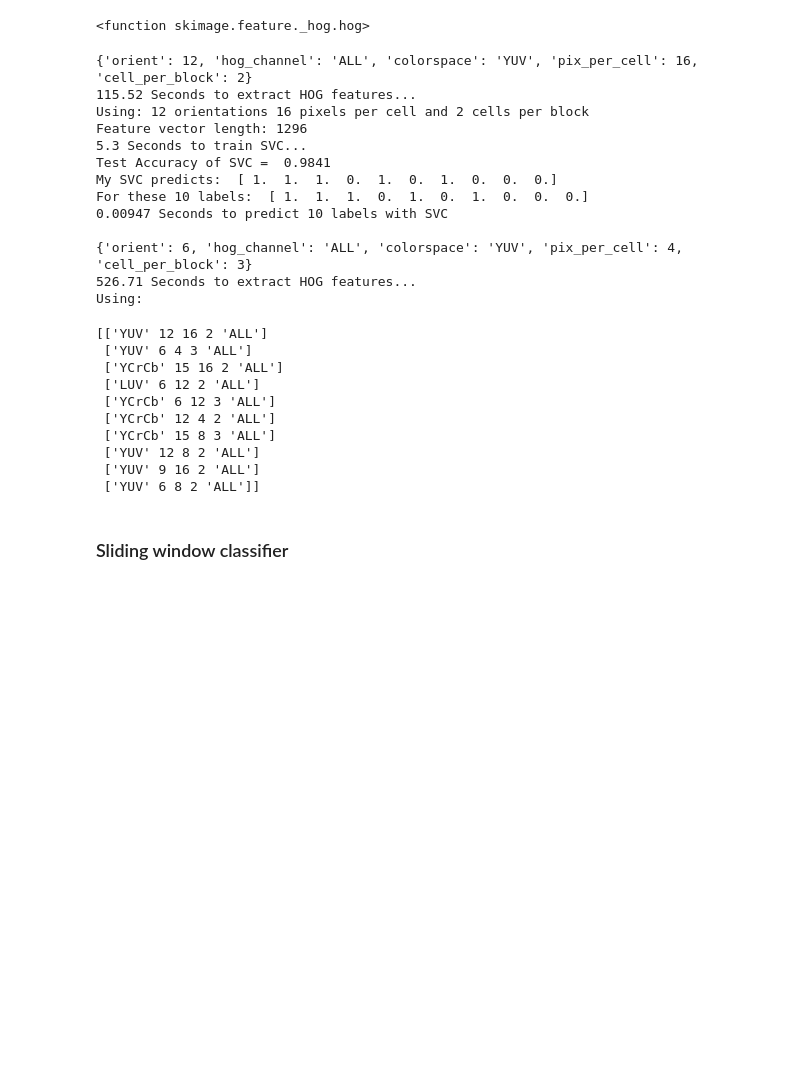
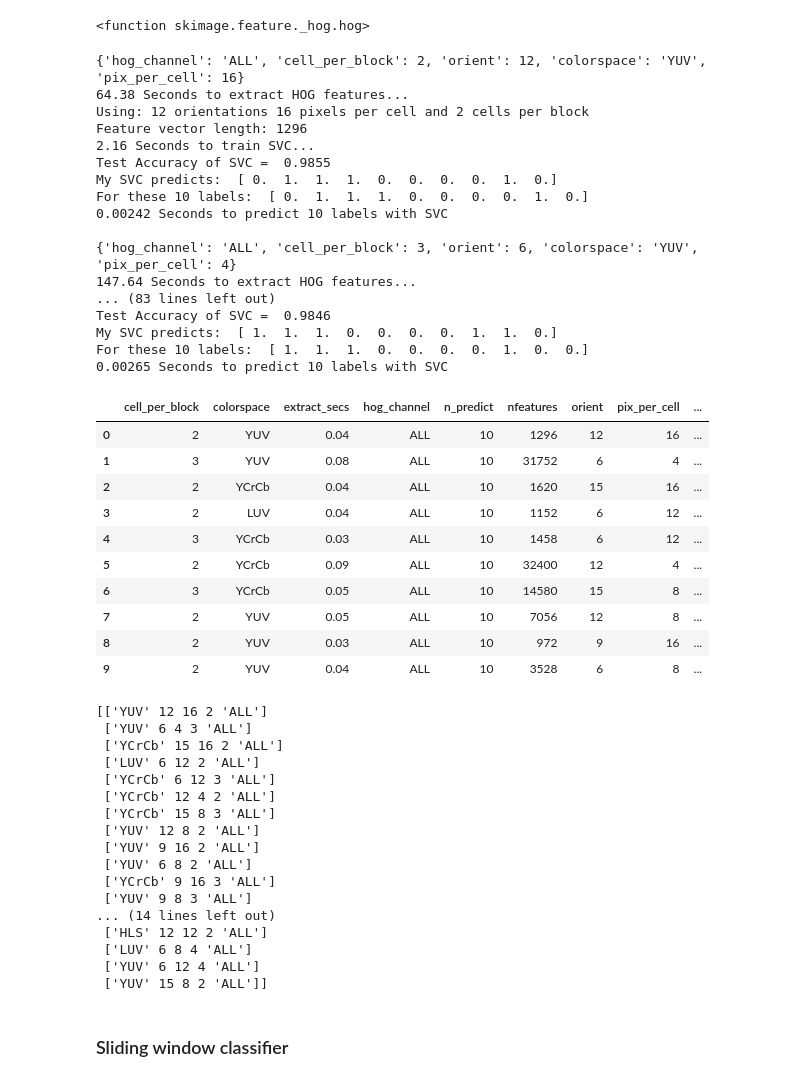
Before and after one commit to johnybang/CarND-Vehicle-Detection, a Jupyter notebook: lessons/Lessons-VehicleDetectionAndTracking.ipynb, the cells around one changed output. Cells and saved outputs as stored; diff of their text form; code cells hidden in the pictures; blank space fills up the shorter version.

```diff
--- a/lessons/Lessons-VehicleDetectionAndTracking.ipynb
+++ b/lessons/Lessons-VehicleDetectionAndTracking.ipynb
@@ -464,7 +395,7 @@ params = itertools.product(colorspace_list, orient_list, pix_per_cell_list,
                            cell_per_block_list, hog_channel_list)
 
 entries = []
-for colorspace, orient, pix_per_cell, cell_per_block, hog_channel in besthogparams:
+for colorspace, orient, pix_per_cell, cell_per_block, hog_channel in besthogparams[:10]:
 
     entry = {'colorspace':colorspace, 'orient':orient, 'pix_per_cell':pix_per_cell,
              'cell_per_block':cell_per_block, 'hog_channel':hog_channel}
@@ -479,6 +410,8 @@ for colorspace, orient, pix_per_cell, cell_per_block, hog_channel in besthogpara
                             hog_channel=hog_channel)
     t2 = time.time()
     print(round(t2-t, 2), 'Seconds to extract HOG features...')
+    n_predict = 10
+    entry['extract_secs'] = round((t2-t)/(len(cars) + len(notcars))*n_predict, 2)
 
     ########## Prepare feature vectors
     # Create an array stack of feature vectors
@@ -510,41 +443,55 @@ for colorspace, orient, pix_per_cell, cell_per_block, hog_channel in besthogpara
     t=time.time()
     svc.fit(X_train_scaled, y_train)
     t2 = time.time()
     print(round(t2-t, 2), 'Seconds to train SVC...')
     entry['train_secs'] = round(t2-t, 2)
 
     ########## Test the classifier
     # Check the score of the SVC
     X_test_scaled = X_scaler.transform(X_test)
     entry['test_accy'] = round(svc.score(X_test_scaled, y_test), 4)
     print('Test Accuracy of SVC = ', entry['test_accy'])
     # Check the prediction time for a single sample
     t=time.time()
-    n_predict = 10
     entry['n_predict'] = n_predict
     print('My SVC predicts: ', svc.predict(X_test_scaled[0:n_predict]))
     print('For these',n_predict, 'labels: ', y_test[0:n_predict])
     t2 = time.time()
     print(round(t2-t, 5), 'Seconds to predict', n_predict,'labels with SVC')
     entry['predict_secs'] = round(t2-t, 5)
     print()
 
     entries.append(entry)
 
 
     hog_classify_df = pd.DataFrame(entries)
 hog_classify_df
 # %% [output]
-{'orient': 12, 'hog_channel': 'ALL', 'colorspace': 'YUV', 'pix_per_cell': 16, 'cell_per_block': 2}
-115.52 Seconds to extract HOG features...
+{'hog_channel': 'ALL', 'cell_per_block': 2, 'orient': 12, 'colorspace': 'YUV', 'pix_per_cell': 16}
+64.38 Seconds to extract HOG features...
 Using: 12 orientations 16 pixels per cell and 2 cells per block
 Feature vector length: 1296
-5.3 Seconds to train SVC...
-Test Accuracy of SVC =  0.9841
-My SVC predicts:  [ 1.  1.  1.  0.  1.  0.  1.  0.  0.  0.]
-For these 10 labels:  [ 1.  1.  1.  0.  1.  0.  1.  0.  0.  0.]
-0.00947 Seconds to predict 10 labels with SVC
+2.16 Seconds to train SVC...
+Test Accuracy of SVC =  0.9855
+My SVC predicts:  [ 0.  1.  1.  1.  0.  0.  0.  0.  1.  0.]
+For these 10 labels:  [ 0.  1.  1.  1.  0.  0.  0.  0.  1.  0.]
+0.00242 Seconds to predict 10 labels with SVC
 
-{'orient': 6, 'hog_channel': 'ALL', 'colorspace': 'YUV', 'pix_per_cell': 4, 'cell_per_block': 3}
-526.71 Seconds to extract HOG features...
-Using:
+{'hog_channel': 'ALL', 'cell_per_block': 3, 'orient': 6, 'colorspace': 'YUV', 'pix_per_cell': 4}
+147.64 Seconds to extract HOG features...
+... (83 lines left out)
+Test Accuracy of SVC =  0.9846
+My SVC predicts:  [ 1.  1.  1.  0.  0.  0.  0.  1.  1.  0.]
+For these 10 labels:  [ 1.  1.  1.  0.  0.  0.  0.  1.  0.  0.]
+0.00265 Seconds to predict 10 labels with SVC
+|  | cell_per_block | colorspace | extract_secs | hog_channel | n_predict | nfeatures | orient | pix_per_cell | ... |
+| 0 | 2 | YUV | 0.04 | ALL | 10 | 1296 | 12 | 16 | ... |
+| 1 | 3 | YUV | 0.08 | ALL | 10 | 31752 | 6 | 4 | ... |
+| 2 | 2 | YCrCb | 0.04 | ALL | 10 | 1620 | 15 | 16 | ... |
+| 3 | 2 | LUV | 0.04 | ALL | 10 | 1152 | 6 | 12 | ... |
+| 4 | 3 | YCrCb | 0.03 | ALL | 10 | 1458 | 6 | 12 | ... |
+| 5 | 2 | YCrCb | 0.09 | ALL | 10 | 32400 | 12 | 4 | ... |
+| 6 | 3 | YCrCb | 0.05 | ALL | 10 | 14580 | 15 | 8 | ... |
+| 7 | 2 | YUV | 0.05 | ALL | 10 | 7056 | 12 | 8 | ... |
+| 8 | 2 | YUV | 0.03 | ALL | 10 | 972 | 9 | 16 | ... |
+| 9 | 2 | YUV | 0.04 | ALL | 10 | 3528 | 6 | 8 | ... |
@@ -552,7 +501,7 @@ Using:
 import pandas as pd
 # hog_classify_sorted = hog_classify_df.sort_values(['test_accy','predict_secs','train_secs'], ascending=[False,True,True])
 # hog_classify_sorted.to_csv('dataframes/hog_classify_df_smallset.csv', index=False)
-hog_classify_sorted = pd.read_csv('dataframes/hog_classify_df_smallset.csv', nrows=10)
+hog_classify_sorted = pd.read_csv('dataframes/hog_classify_df_smallset.csv', nrows=30)
 hog_classify_sorted
 besthogparams = hog_classify_sorted[['colorspace', 'orient', 'pix_per_cell', 'cell_per_block', 'hog_channel']].values
 # print(tabulate.tabulate(hog_classify_sorted, hog_classify_sorted.keys(), tablefmt='pipe', showindex='never'))
@@ -567,7 +516,14 @@ print(besthogparams)
  ['YCrCb' 15 8 3 'ALL']
  ['YUV' 12 8 2 'ALL']
  ['YUV' 9 16 2 'ALL']
- ['YUV' 6 8 2 'ALL']]
+ ['YUV' 6 8 2 'ALL']
+ ['YCrCb' 9 16 3 'ALL']
+ ['YUV' 9 8 3 'ALL']
+... (14 lines left out)
+ ['HLS' 12 12 2 'ALL']
+ ['LUV' 6 8 4 'ALL']
+ ['YUV' 6 12 4 'ALL']
+ ['YUV' 15 8 2 'ALL']]
 # %% [markdown]
 ### Sliding window classifier
 # %%
```
Also changed, not shown: parts of 4 cells of this notebook, 1 other file.
